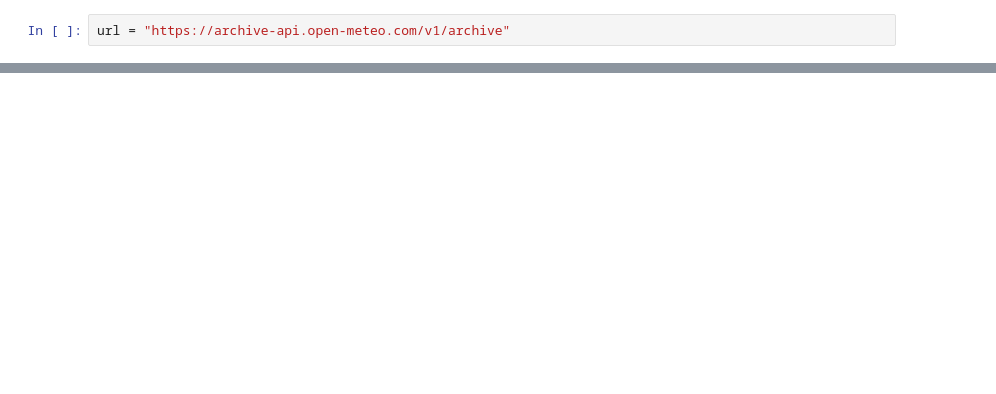
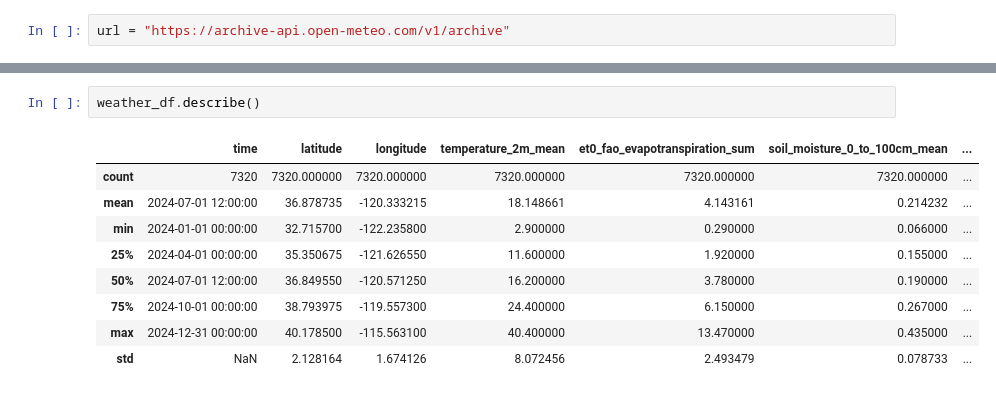
Before and after one commit to Stephaniechen0/Weather-API, a Jupyter notebook: solution_notebook.ipynb, the cells around one changed output, grey strips where cells are left out. Cells and saved outputs as stored; diff of their text form; blank space fills up the shorter version.

```diff
--- a/solution_notebook.ipynb
+++ b/solution_notebook.ipynb
@@ -56,0 +141,12 @@ weather_df
+# %%
+weather_df.describe()
+# %% [output]
+|  | time | latitude | longitude | temperature_2m_mean | et0_fao_evapotranspiration_sum | soil_moisture_0_to_100cm_mean | ... |
+| count | 7320 | 7320.000000 | 7320.000000 | 7320.000000 | 7320.000000 | 7320.000000 | ... |
+| mean | 2024-07-01 12:00:00 | 36.878735 | -120.333215 | 18.148661 | 4.143161 | 0.214232 | ... |
+| min | 2024-01-01 00:00:00 | 32.715700 | -122.235800 | 2.900000 | 0.290000 | 0.066000 | ... |
+| 25% | 2024-04-01 00:00:00 | 35.350675 | -121.626550 | 11.600000 | 1.920000 | 0.155000 | ... |
+| 50% | 2024-07-01 12:00:00 | 36.849550 | -120.571250 | 16.200000 | 3.780000 | 0.190000 | ... |
+| 75% | 2024-10-01 00:00:00 | 38.793975 | -119.557300 | 24.400000 | 6.150000 | 0.267000 | ... |
+| max | 2024-12-31 00:00:00 | 40.178500 | -115.563100 | 40.400000 | 13.470000 | 0.435000 | ... |
+| std | NaN | 2.128164 | 1.674126 | 8.072456 | 2.493479 | 0.078733 | ... |
```
Also changed, not shown: parts of 13 cells of this notebook, 1 other file.
